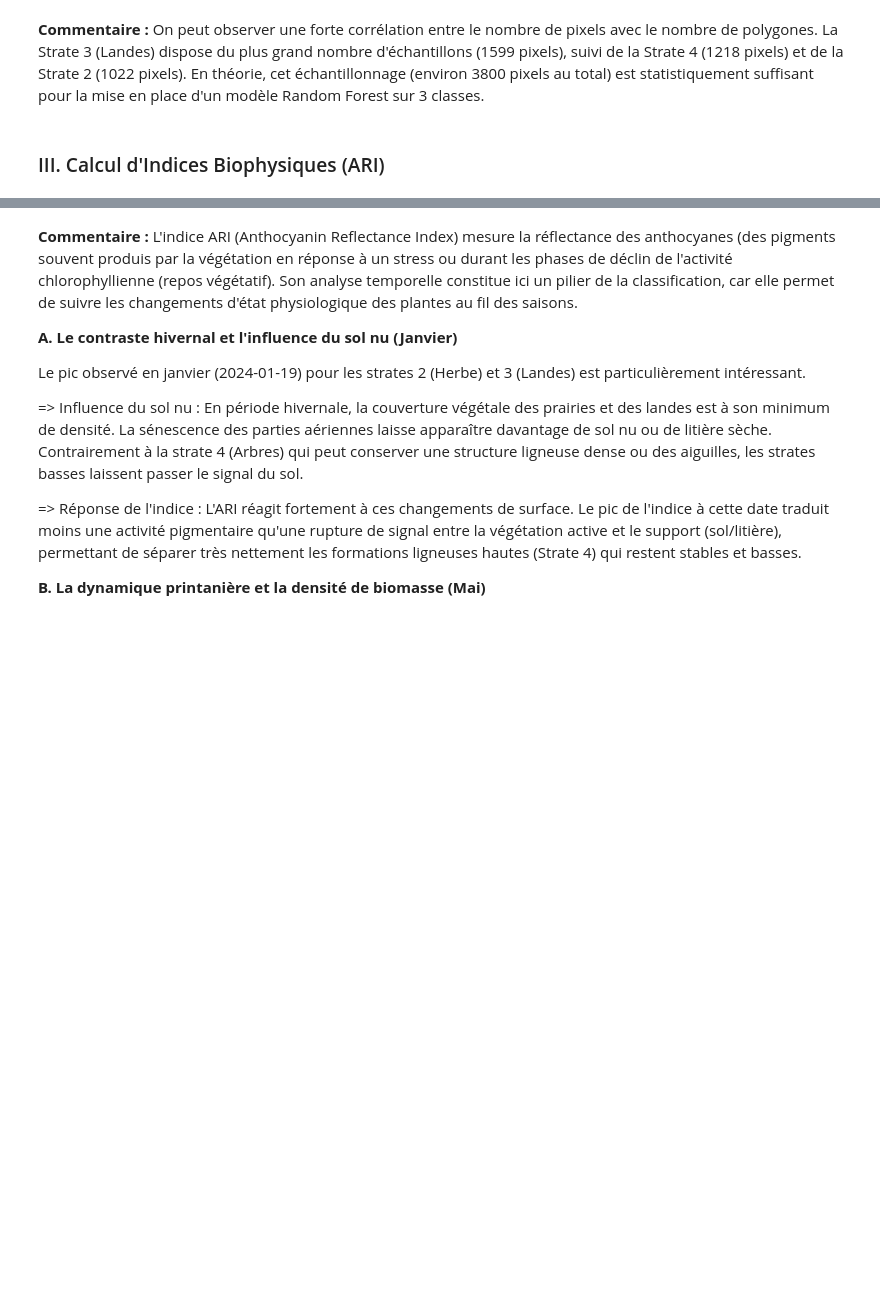
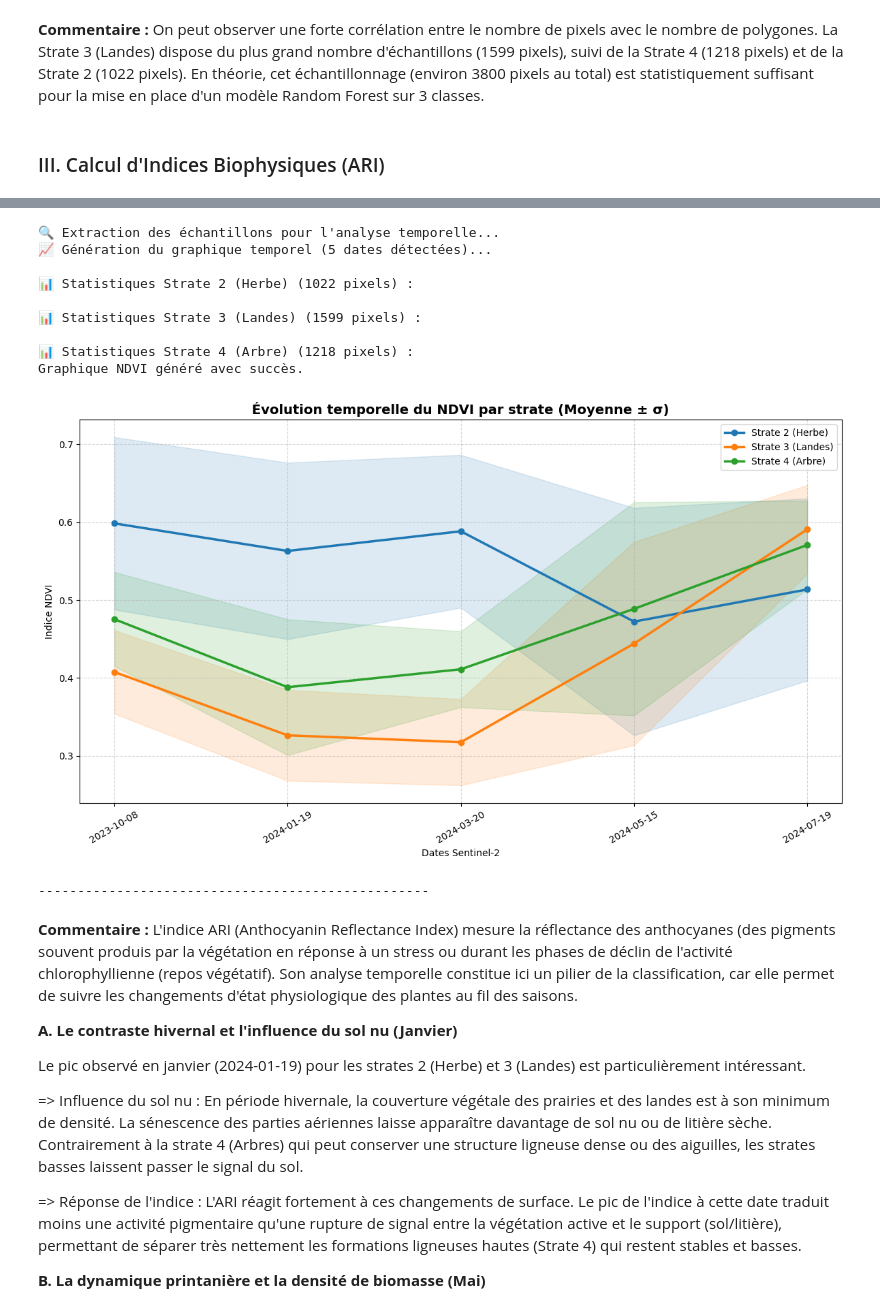
Before and after one commit to MatthieuGoubs/projet_eval_landes, a Jupyter notebook: projet_telea_GOUBERT_MATTHIEU.ipynb, the cells around one changed output, grey strips where cells are left out. Drawn from its saved outputs; the diff is of its cells as text; code cells hidden in the pictures; blank space fills up the shorter version.

```diff
--- a/projet_telea_GOUBERT_MATTHIEU.ipynb
+++ b/projet_telea_GOUBERT_MATTHIEU.ipynb
@@ -498,3 +550,82 @@ print("-" * 50)
+# %%
+# =============================================================================
+# PHASE 9bis : ANALYSE TEMPORELLE ET SIGNATURES SPECTRALES (ARI)
+# =============================================================================
+
+print("🔍 Extraction des échantillons pour l'analyse temporelle...")
+
+# Utilisation de la fonction libsigma pour extraire les données par classe
+dict_X, dict_Y, dict_t = cla.get_samples_from_roi(
+    out_ndvi_filename,   # Ton ARI multi-bandes (5 temporalités)
+    out_image,          # Raster des strates (2..4)
+    output_fmt="by_label"
+)
+
+# Configuration des noms et des couleurs pour l'uniformité
+names = {2: "Strate 2 (Herbe)", 3: "Strate 3 (Landes)", 4: "Strate 4 (Arbre)"}
+colors_map = {2: 'tab:blue', 3: 'tab:orange', 4: 'tab:green'}
+
+# Création de la liste des dates
+dates = ["2023-10-08", "2024-01-19", "2024-03-20", "2024-05-15", "2024-07-19"]
+
+# Préparation de l'axe X
+n_dates = dict_X[list(dict_X.keys())[0]].shape[1]
+x = np.arange(n_dates)
+
+print(f"📈 Génération du graphique temporel ({n_dates} dates détectées)...")
+
+# Mise en place de la figure matplotlib
+fig, ax = plt.subplots(figsize=(12, 7))
+
+# Boucle pour chaque strate
+for lab in sorted(dict_X.keys()):
+    X = dict_X[lab]
+
+    # Récupération de la couleur et du nom formaté
+    current_color = colors_map.get(int(lab), 'black')
+    label_name = names.get(int(lab), f"Strate {int(lab)}")
+
+    # Statistiques de contrôle dans la console
+    print(f"\n📊 Statistiques {label_name} ({X.shape[0]} pixels) :")
+
+    # Calcul des moyennes et des écart-types par date
+    mean = np.nanmean(X, axis=0)
+    std  = np.nanstd(X, axis=0)
+
+    # Tracé des courbes avec les couleurs spécifiques
+    ax.plot(x, mean, '-o', label=label_name, color=current_color, linewidth=2.5)
+    ax.fill_between(x, mean - std, mean + std, color=current_color, alpha=0.15)
+
+# Configuration finale du graphique (Alignée sur tes autres indices)
+ax.set_xticks(x)
+ax.set_xticklabels(dates, rotation=30)
+ax.set_xlabel("Dates Sentinel-2")
+ax.set_ylabel("Indice NDVI")
+ax.set_title("Évolution temporelle du NDVI par strate (Moyenne ± σ)", fontsize=14, fontweight='bold')
+
+# Ajustement de l'axe Y si nécessaire (l'ARI a souvent des valeurs faibles)
+# ax.set_ylim(-0.1, 0.2)
+
+ax.grid(True, linestyle='--', alpha=0.5)
+ax.legend(loc='upper right')
+
+plt.tight_layout()
+print("Graphique NDVI généré avec succès.")
+plt.show()
+
+print("-" * 50)
+# %% [output]
+🔍 Extraction des échantillons pour l'analyse temporelle...
+📈 Génération du graphique temporel (5 dates détectées)...
+
+📊 Statistiques Strate 2 (Herbe) (1022 pixels) :
+
+📊 Statistiques Strate 3 (Landes) (1599 pixels) :
+
+📊 Statistiques Strate 4 (Arbre) (1218 pixels) :
+Graphique NDVI généré avec succès.
+[figure, added]
+--------------------------------------------------
 # %% [markdown]
 **Commentaire :** L'indice ARI (Anthocyanin Reflectance Index) mesure la réflectance des anthocyanes (des pigments souvent produis par la végétation en réponse à un stress ou durant les phases de déclin de l'activité chlorophyllienne (repos végétatif). Son analyse temporelle constitue ici un pilier de la classification, car elle permet de suivre les changements d'état physiologique des plantes au fil des saisons.
 
```
Also changed, not shown: parts of 35 cells of this notebook, 1 other file.
